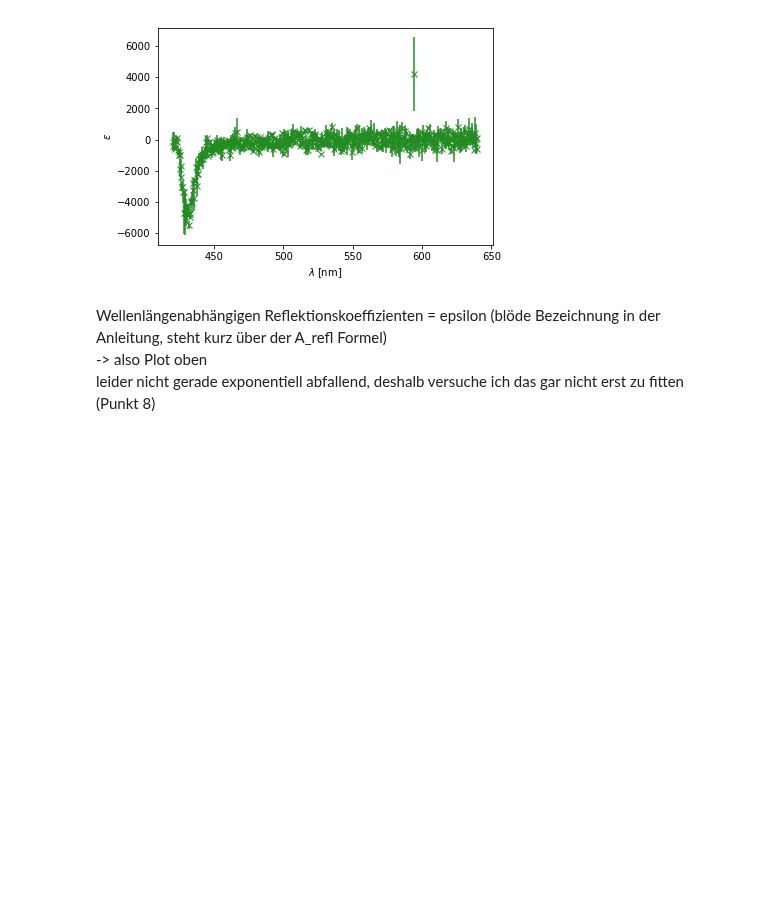
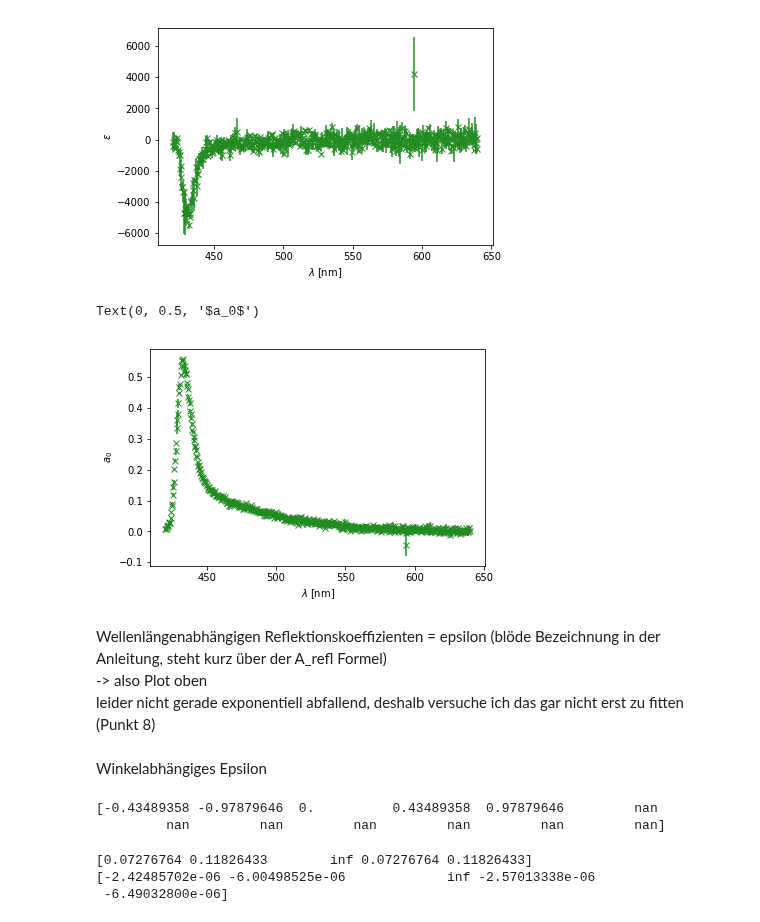
Before and after one commit to Ninilini/FP_Teilchen, a Jupyter notebook: Szintillierende_Fasern/plots/auswertung_messdaten.ipynb, the cells around one changed output. Saved outputs shown, nothing was run; the diff lists cells and outputs as text; code cells hidden in the pictures; blank space fills up the shorter version.

```diff
--- a/Szintillierende_Fasern/plots/auswertung_messdaten.ipynb
+++ b/Szintillierende_Fasern/plots/auswertung_messdaten.ipynb
@@ -460,7 +534,49 @@ plt.ylabel(r'$\epsilon$')
 # %% [output]
 Text(0, 0.5, '$\\epsilon$')
 [figure]
+# %%
+#Plot von a_0
+plt.errorbar(int_sig_peak[0]['Lambda'], a0, yerr=a0_err, fmt='x', color = 'forestgreen')
+plt.xlabel(r'$\lambda\;$[nm]')
+plt.ylabel(r'$a_0$')
+# %% [output]
+Text(0, 0.5, '$a_0$')
+[figure, added]
 # %% [markdown]
 Wellenlängenabhängigen Reflektionskoeffizienten = epsilon (blöde Bezeichnung in der Anleitung, steht kurz über der A_refl Formel) <br>
 -> also Plot oben <br>
 leider nicht gerade exponentiell abfallend, deshalb versuche ich das gar nicht erst zu fitten (Punkt 8)
+# %% [markdown]
+Winkelabhängiges Epsilon
+# %%
+theta = np.arcsin( np.sin(winkel/360*2*np.pi)* (3.882/1.6))
+print(theta)
+
+#Wähle die theta, die nicht nan ausspucken und schneide Rest darauf zu
+theta_moegl = np.abs(theta[0:5])
+b_mean_moegl = b_mean[0:5]
+
+#Hier nehme ich den Mittelwert von a_0, das ist mir als einziges eingefallen, sonst passt das von den Dimensionen nicht
+#(a_0 ist wellenlängenabhängig und das ist hier nicht mehr gefragt)
+#Fehler wird wieder nur gemittelt und nicht Mittelwertfehler mit beachtet
+a0_mean = np.mean(a0)
+a0_mean
+a0_mean_err = np.mean(a0_err)
+# %% [output]
+[-0.43489358 -0.97879646  0.          0.43489358  0.97879646         nan
+         nan         nan         nan         nan         nan         nan]
+# %%
+#Berechnung von Epsilon (aus Umstellung von Formel 9)
+#Fehler durch Fehlerfortpflanzung von a_0 und a_eff
+
+epsilon_winkel = (b_mean_moegl-(a0_mean/np.cos(theta_moegl))) * (2*wurzel/np.tan(theta_moegl))
+Delta_epsilon = np.sqrt( ((2*wurzel)/np.tan(theta_moegl))**2 * (np.array(b_mean_err[0:5])**2) + (a0_mean_err/np.cos(theta_moegl)**2) )
+
+print(Delta_epsilon)
+print(epsilon_winkel)
+
+#Für null Grad kommt unendlich raus, weil durch Null geteilt wird
+# %% [output]
+[0.07276764 0.11826433        inf 0.07276764 0.11826433]
+[-2.42485702e-06 -6.00498525e-06             inf -2.57013338e-06
+ -6.49032800e-06]
```
Also changed, not shown: parts of 27 cells of this notebook.
